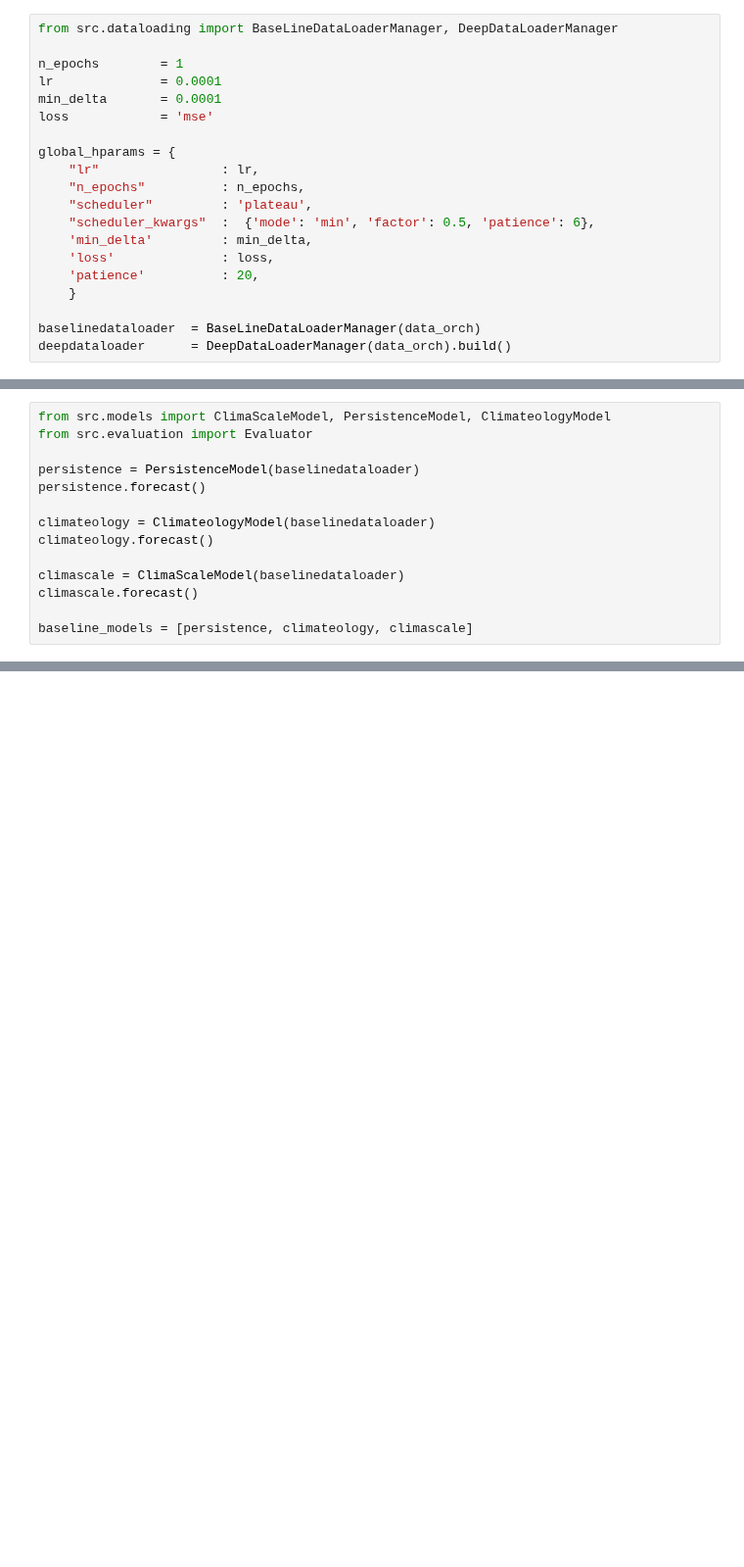
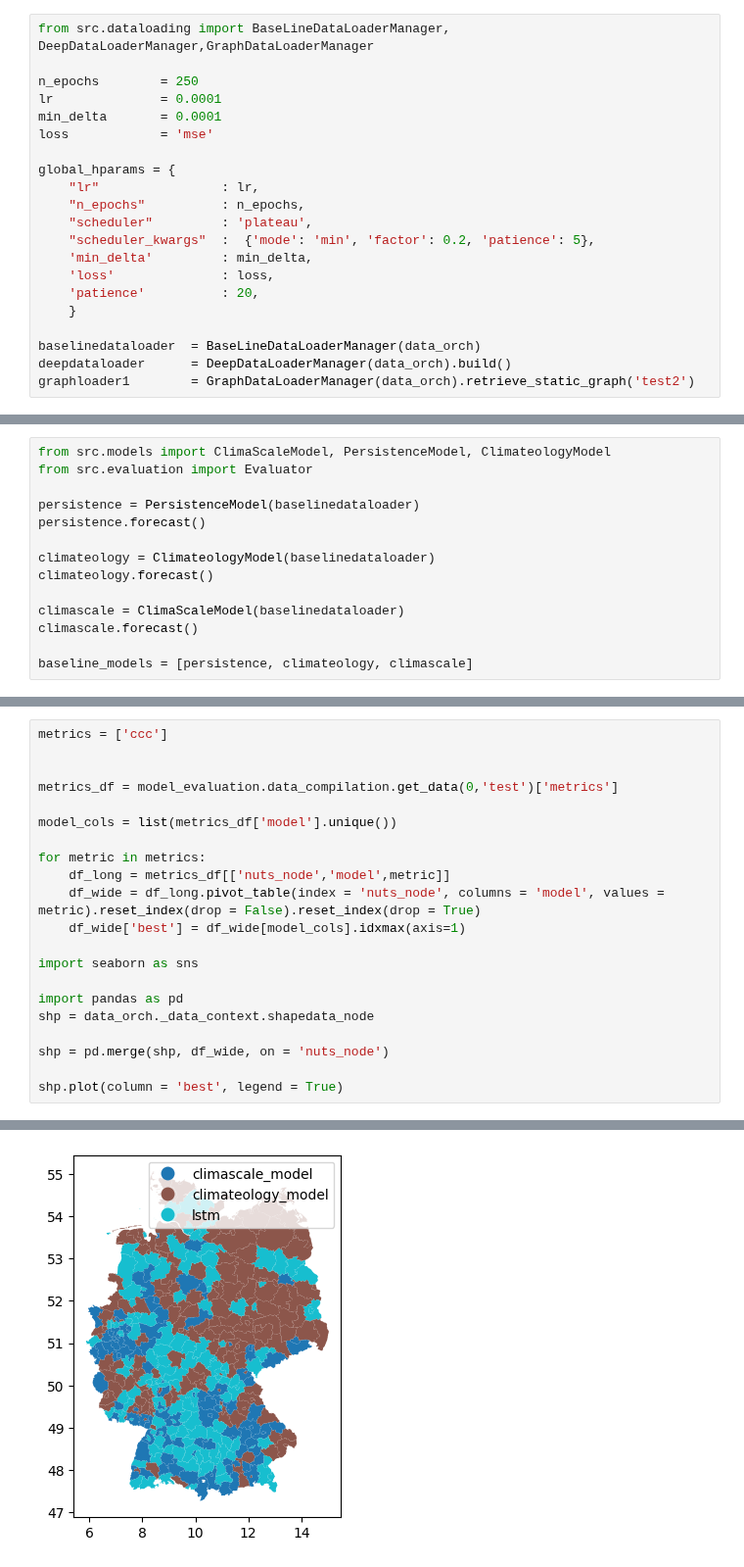
Before and after one commit to stends2001/infectious_disease_gnn, a Jupyter notebook: src/notebooks/4. vanilla deepmodels.ipynb, the cells around one changed output, grey strips where cells are left out. Shown at 98% size. Drawn from its saved outputs; the diff is of its cells as text; blank space fills up the shorter version.

```diff
--- a/src/notebooks/4. vanilla deepmodels.ipynb
+++ b/src/notebooks/4. vanilla deepmodels.ipynb
@@ -22,9 +22,9 @@ epiconfig= EpiConfig(
 
 data_orch= EpiDataOrchestrator(epiconfig).build()
 # %%
-from src.dataloading import BaseLineDataLoaderManager, DeepDataLoaderManager
+from src.dataloading import BaseLineDataLoaderManager, DeepDataLoaderManager,GraphDataLoaderManager
 
-n_epochs        = 1
+n_epochs        = 250
 lr              = 0.0001
 min_delta       = 0.0001
 loss            = 'mse'
@@ -33,7 +33,7 @@ global_hparams = {
     "lr"                : lr,
     "n_epochs"          : n_epochs,
     "scheduler"         : 'plateau',
-    "scheduler_kwargs"  :  {'mode': 'min', 'factor': 0.5, 'patience': 6},
+    "scheduler_kwargs"  :  {'mode': 'min', 'factor': 0.2, 'patience': 5},
     'min_delta'         : min_delta,
     'loss'              : loss,
     'patience'          : 20,
@@ -41,4 +41,5 @@ global_hparams = {
 
 baselinedataloader  = BaseLineDataLoaderManager(data_orch)
 deepdataloader      = DeepDataLoaderManager(data_orch).build()
+graphloader1        = GraphDataLoaderManager(data_orch).retrieve_static_graph('test2')
 # %%
@@ -110,0 +100,22 @@ f_merged.show()
+# %%
+metrics = ['ccc']
+
+
+metrics_df = model_evaluation.data_compilation.get_data(0,'test')['metrics']
+
+model_cols = list(metrics_df['model'].unique())
+
+for metric in metrics:
+    df_long = metrics_df[['nuts_node','model',metric]]
+    df_wide = df_long.pivot_table(index = 'nuts_node', columns = 'model', values = metric).reset_index(drop = False).reset_index(drop = True)
+    df_wide['best'] = df_wide[model_cols].idxmax(axis=1)
+
+import seaborn as sns
+
+import pandas as pd
+shp = data_orch._data_context.shapedata_node
+
+shp = pd.merge(shp, df_wide, on = 'nuts_node')
+
+shp.plot(column = 'best', legend = True)
+# %% [output]
@@ -110,0 +123 @@ f_merged.show()
+[figure, added]
```
Also changed, not shown: parts of 8 cells of this notebook, 2 other files.
